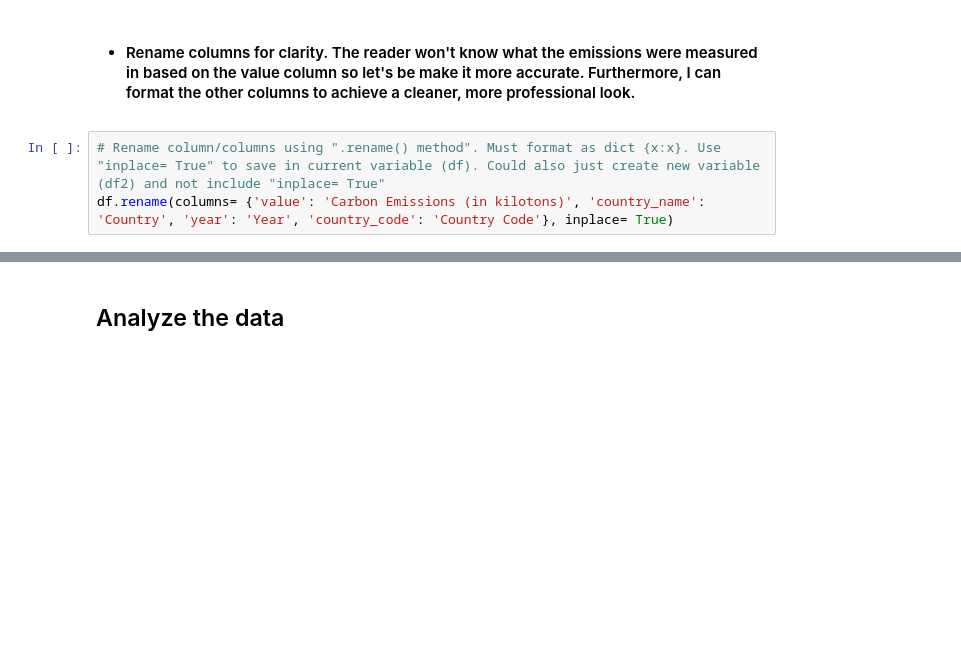
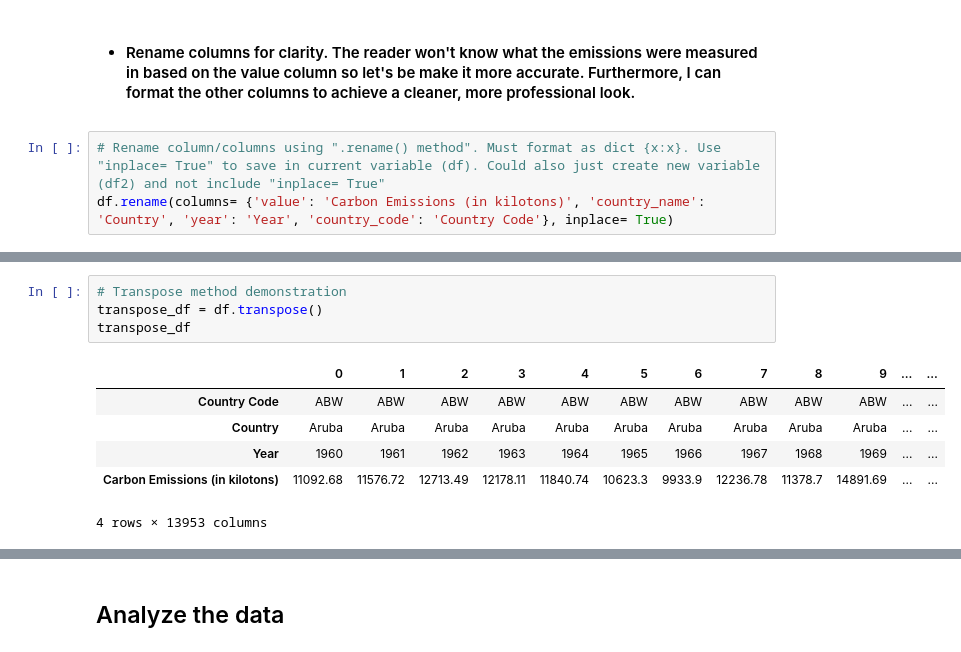
Before and after one commit to JeffreyFennell/Carbon-Emissions, a Jupyter notebook: carbon_emissions_project/carbon_emissions_final.ipynb, the cells around one changed output, grey strips where cells are left out. Saved outputs shown, nothing was run; the diff lists cells and outputs as text; blank space fills up the shorter version.

```diff
--- a/carbon_emissions_project/carbon_emissions_final.ipynb
+++ b/carbon_emissions_project/carbon_emissions_final.ipynb
@@ -56,0 +81,11 @@ df.rename(columns= {'value': 'Carbon Emissions (in kilotons)', 'country_name': '
+# %%
+# Transpose method demonstration
+transpose_df = df.transpose()
+transpose_df
+# %% [output]
+|  | 0 | 1 | 2 | 3 | 4 | 5 | 6 | 7 | 8 | 9 | ... | ... |
+| Country Code | ABW | ABW | ABW | ABW | ABW | ABW | ABW | ABW | ABW | ABW | ... | ... |
+| Country | Aruba | Aruba | Aruba | Aruba | Aruba | Aruba | Aruba | Aruba | Aruba | Aruba | ... | ... |
+| Year | 1960 | 1961 | 1962 | 1963 | 1964 | 1965 | 1966 | 1967 | 1968 | 1969 | ... | ... |
+| Carbon Emissions (in kilotons) | 11092.68 | 11576.72 | 12713.49 | 12178.11 | 11840.74 | 10623.3 | 9933.9 | 12236.78 | 11378.7 | 14891.69 | ... | ... |
+4 rows × 13953 columns
```
Also changed, not shown: parts of 3 cells of this notebook.
